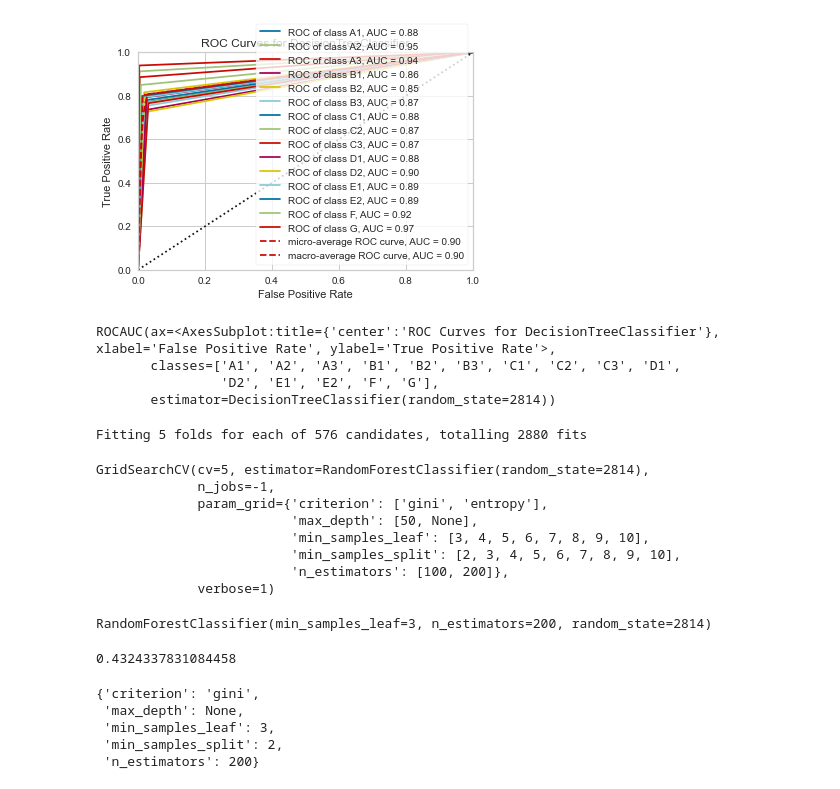
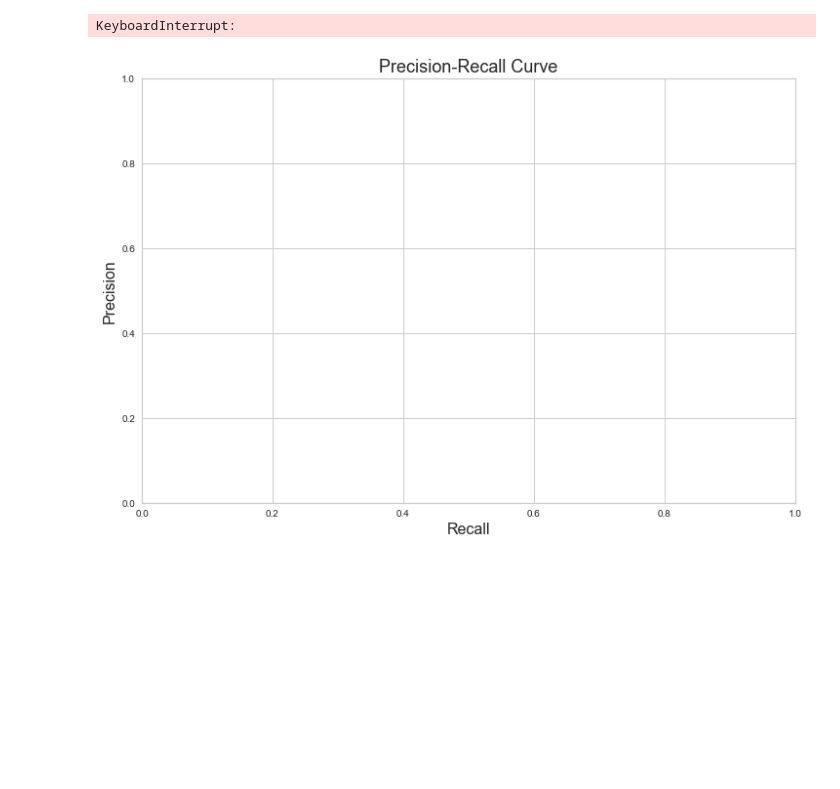
Before and after one commit to OisinB-2814/masters_thesis_ob2814, a Jupyter notebook: notebooks/4-deliver.ipynb, the cells around one changed output. Cells and saved outputs as stored; diff of their text form; code cells hidden in the pictures; blank space fills up the shorter version.

```diff
--- a/notebooks/4-deliver.ipynb
+++ b/notebooks/4-deliver.ipynb
@@ -95,15 +10,22 @@ weighted avg       0.81      0.81      0.81    201070
+# %%
+X_train = load('../data/interim//Design/X_train.npy')
+X_test = load('../data/interim/Design/X_test.npy')
+y_train = load('../data/interim/Design/y_train.npy')
+y_test = load('../data/interim/Design/y_test.npy')
+model = pickle.load(open('../models/final_model.sav', 'rb'))
 # %%
-roc_auc(dt, X_train, y_train, X_test=X_test, y_test=y_test, classes=['A1','A2','A3','B1','B2','B3','C1','C2','C3','D1','D2','E1','E2','F','G'])
+classes=['A1','A2','A3','B1','B2','B3','C1','C2','C3','D1','D2','E1','E2','F','G']
+features = [
+    'CountyName',
+	'DwellingTypeDescr',
+    'YearofConstruction',
+    'GroundFloorArea(sq m)',
+    'MainSpaceHeatingFuel',
+    'MainWaterHeatingFuel',
+    'VentilationMethod',
+    'StructureType',
+    'NoOfSidesSheltered',
+    'InsulationType',
+    'InsulationThickness',
+    'TotalDeliveredEnergy',
+    'EnergyCost']
-# %% [output]
-[figure, removed]
-ROCAUC(ax=<AxesSubplot:title={'center':'ROC Curves for DecisionTreeClassifier'}, xlabel='False Positive Rate', ylabel='True Positive Rate'>,
-       classes=['A1', 'A2', 'A3', 'B1', 'B2', 'B3', 'C1', 'C2', 'C3', 'D1',
-                'D2', 'E1', 'E2', 'F', 'G'],
-       estimator=DecisionTreeClassifier(random_state=2814))
-# %%
-rf = RandomForestClassifier(
-    random_state=2814,
-)
-rf.fit(X_train, y_train.values.ravel())
-y_pred = rf.predict(X_test)
-print(classification_report(y_test, y_pred))
@@ -126,28 +32,13 @@ grid = GridSearchCV(
-# %%
-grid.fit(X_train, y_train)
-# %% [output]
-Fitting 5 folds for each of 576 candidates, totalling 2880 fits
-GridSearchCV(cv=5, estimator=RandomForestClassifier(random_state=2814),
-             n_jobs=-1,
-             param_grid={'criterion': ['gini', 'entropy'],
-                         'max_depth': [50, None],
-                         'min_samples_leaf': [3, 4, 5, 6, 7, 8, 9, 10],
-                         'min_samples_split': [2, 3, 4, 5, 6, 7, 8, 9, 10],
-                         'n_estimators': [100, 200]},
-             verbose=1)
-# %%
-grid.best_estimator_
-# %% [output]
-RandomForestClassifier(min_samples_leaf=3, n_estimators=200, random_state=2814)
-# %%
-grid.best_score_
-# %% [output]
-0.4324337831084458
-# %%
-grid.best_params_
-# %% [output]
-{'criterion': 'gini',
- 'max_depth': None,
- 'min_samples_leaf': 3,
- 'min_samples_split': 2,
- 'n_estimators': 200}
+# %%
+plt.figure(figsize=(12,8))
+plt.title("Precision-Recall Curve", fontsize=18)
+plt.xlabel("Recall", fontsize=16)
+plt.ylabel("Precision", fontsize=16)
+viz = PrecisionRecallCurve(model, classes=classes)
+viz.fit(X_train, y_train)
+viz.score(X_test, y_test)
+plt.legend(loc='center', fontsize=12)
+plt.grid(False)
+# %% [output]
+KeyboardInterrupt:
+[figure, added]
```
Also changed, not shown: parts of 14 cells of this notebook, 4 other files.
